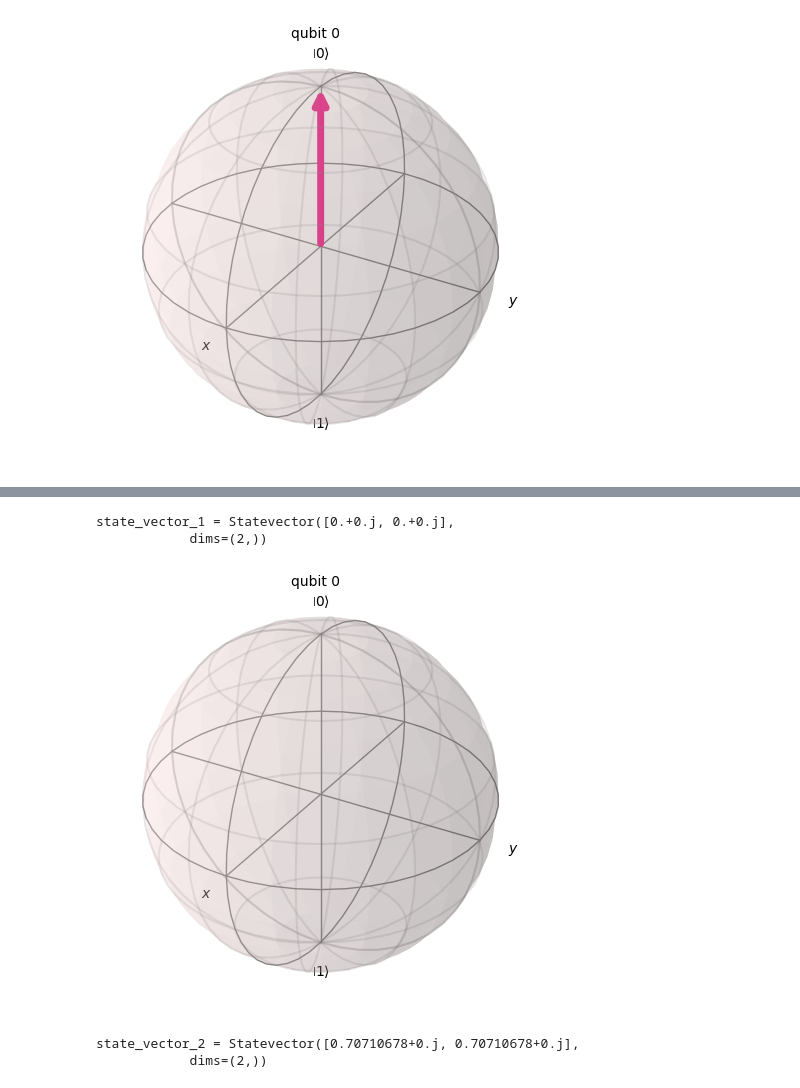
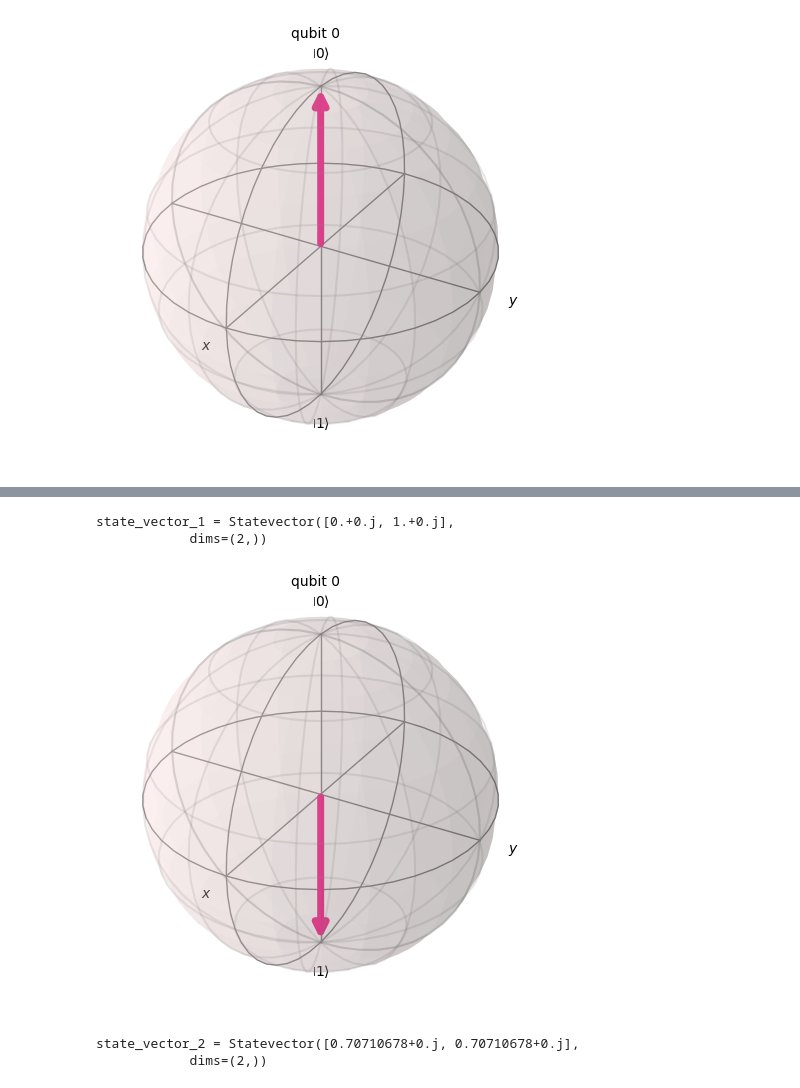
Before and after one commit to Qiskit-Fall-Fest-UT/utokyo-qff-2025, a Jupyter notebook: lectures/day 0-1/UTokyo_QFF_20251027.ipynb, the cells around one changed output, grey strips where cells are left out. Cells and saved outputs as stored; diff of their text form; code cells hidden in the pictures.

```diff
--- a/lectures/day 0-1/UTokyo_QFF_20251027.ipynb
+++ b/lectures/day 0-1/UTokyo_QFF_20251027.ipynb
@@ -43,20 +43,20 @@ state_vector = Statevector([1.+0.j, 0.+0.j],
 # %%
 # (1)の量子状態として正しいのはどれでしょう？
 # 1つだけコメントを外してください
 
-state_vector_1 = Statevector([0, 0])
-# state_vector_1 = Statevector([0, 1])
+# state_vector_1 = Statevector([0, 0])
+state_vector_1 = Statevector([0, 1])
 # state_vector_1 = Statevector([1, 0])
 # state_vector_1 = Statevector([1, 1])
 
 print("state_vector_1 =", state_vector_1)
 
 # ブロッホ球上に量子状態を表示します
 plot_bloch_multivector(state_vector_1)
 # %% [output]
-state_vector_1 = Statevector([0.+0.j, 0.+0.j],
+state_vector_1 = Statevector([0.+0.j, 1.+0.j],
             dims=(2,))
-[figure, old version]
+[figure, new version]
 # %%
 # (2)の量子状態として正しいのはどれでしょう？
 # 1つだけコメントを外してください
```
Also changed, not shown: parts of 1 cell of this notebook, 4 other files.
